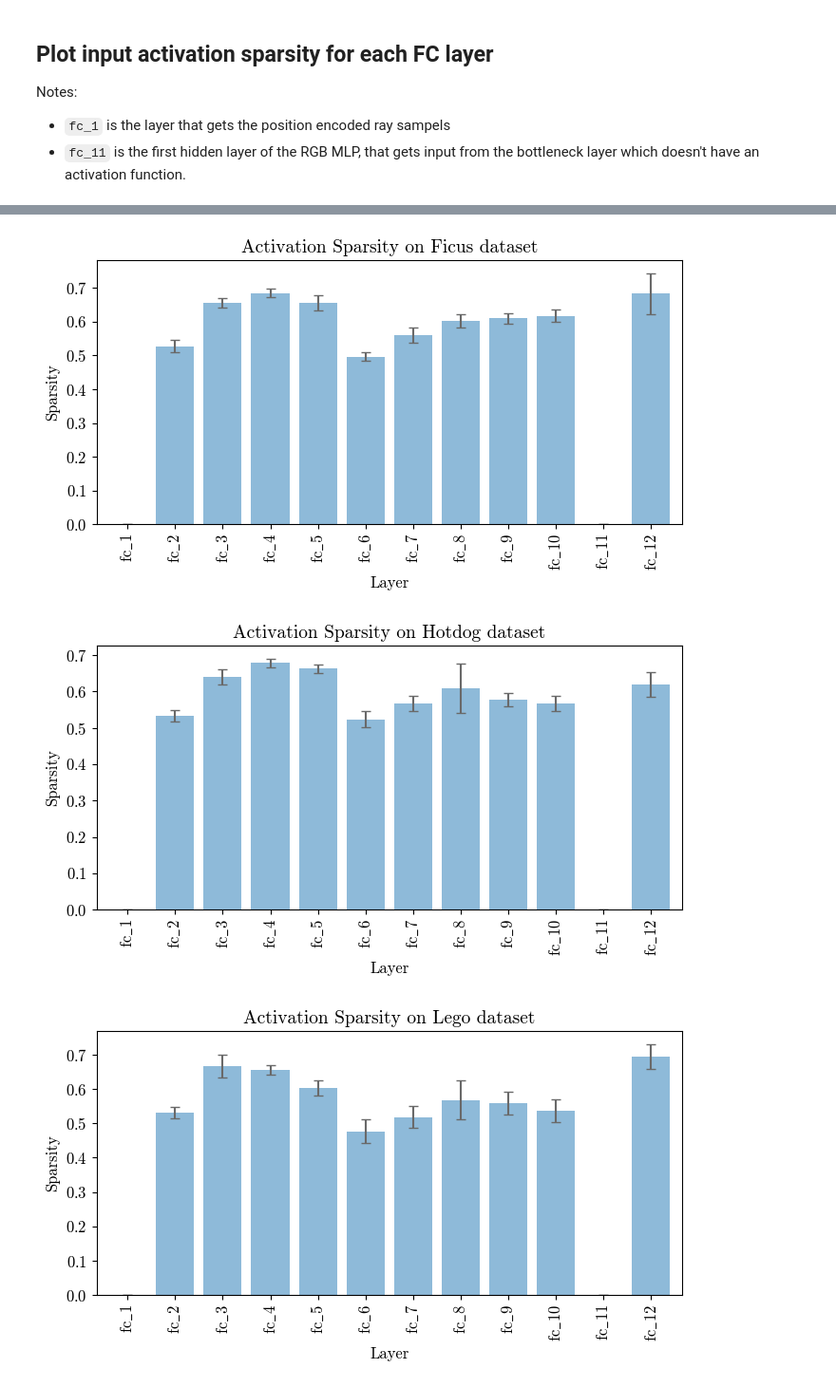
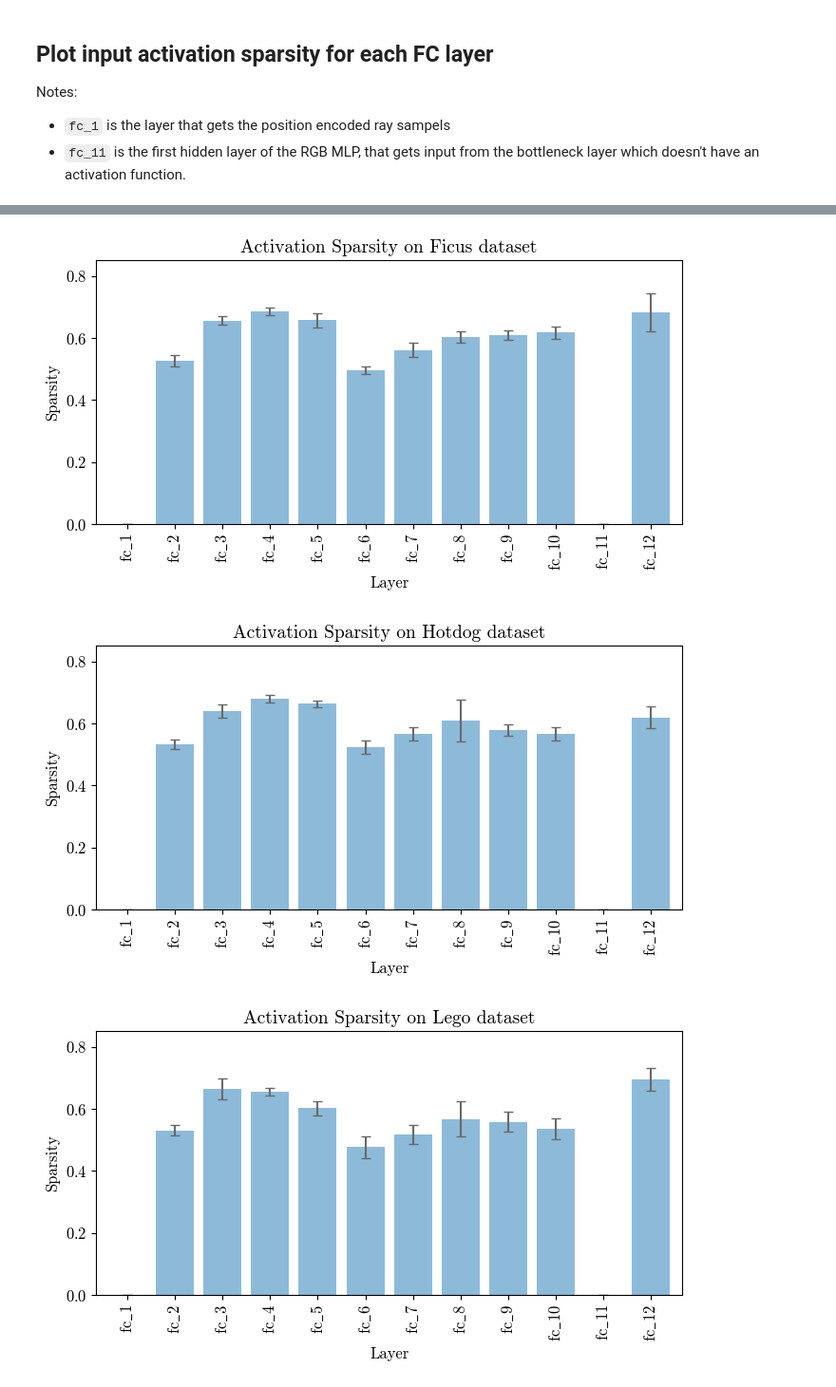
Before and after one commit to williamshen-nz/accelerating-nerfs, a Jupyter notebook: notebooks/NeRF Activation Sparsity.ipynb, the cells around one changed output, grey strips where cells are left out. Shown at 95% size. Saved outputs shown, nothing was run; the diff lists cells and outputs as text; code cells hidden in the pictures.

Commit message:
Update activation sparsity script

```diff
--- a/notebooks/NeRF Activation Sparsity.ipynb
+++ b/notebooks/NeRF Activation Sparsity.ipynb
@@ -17,10 +19,3 @@ load_mpl_style()
 # %% [output]
 2023-05-03_00-00-30_sparsity.json  2023-05-03_18-13-41_volrend_sparsity.json
 2023-05-03_00-21-28_sparsity.json
-# %%
-sparsity_results_path = "../accelerating_nerfs/sparsity/2023-05-03_00-21-28_sparsity.json"
-with open(sparsity_results_path, "r") as f:
-    sparsity_results = json.load(f)
-skip_keys = ["overall"]
-
-print(f"Loaded sparsity results for {sparsity_results.keys()}")
@@ -29,16 +22,2 @@ Loaded sparsity results for dict_keys(['chair', 'drums', 'ficus', 'hotdog', 'leg
-# %%
-processed_results = defaultdict(dict)
-sparsity_key = 'avg_sparsity'
-sparsity_std_key = 'std_sparsity'
-
-for scene, results in sparsity_results.items():
-    if scene in skip_keys:
-        continue
-
-    for layer_name, layer_result in results.items():
-        _, num = layer_result["fc_label"].split("_")
-        label = f"fc_{int(num) + 1}"
-        processed_results[scene][label] = {
-            "sparsity": layer_result[sparsity_key],
-            "std": layer_result[sparsity_std_key] if sparsity_std_key else None
-        }
+# %%
+sparsity_results = load_nerf_sparsities("../accelerating_nerfs/sparsity/2023-05-03_00-21-28_sparsity.json")
@@ -49,22 +30,25 @@ Notes:
 - `fc_1` is the layer that gets the position encoded ray sampels
 - `fc_11` is the first hidden layer of the RGB MLP, that gets input from the bottleneck layer which doesn't have an activation function.
 # %%
-dfs = [pd.DataFrame.from_dict(results, orient="index") for results in processed_results.values()]
+dfs = [pd.DataFrame.from_dict(results, orient="index") for results in sparsity_results.values()]
 fig_dir = "figures/activation"
 os.makedirs(fig_dir, exist_ok=True)
 mean_sparsities = []
+y_lim = 0.85  # adjust this as necessary
 
-for label, df in zip(processed_results.keys(), dfs):
-    err = df['std']
+for label, df in zip(sparsity_results.keys(), dfs):
+    err = df['sparsity_std']
     ax = df.plot.bar(
         y="sparsity", yerr=err, width=0.8, figsize=(7, 4),
         align='center', alpha=0.5, ecolor='dimgray', capsize=3.5
     )
-    ax.set_xticklabels(["$\mathrm{fc}{\_}" + v.split("_")[1] + "$" for v in df.index.values])
+    ax.set_xticklabels(["$\mathrm{fc}{\_}" + str(v.item()) + "$" for v in df.index.values])
     ax.get_legend().remove()
     ax.set_title(f"Activation Sparsity on {label.capitalize()} dataset")
     ax.set_xlabel("Layer")
     ax.set_ylabel("Sparsity")
+    if y_lim is not None:
+        ax.set_ylim(0.0, y_lim)
     ax.figure.tight_layout()
     ax.figure.savefig(f"{fig_dir}/{label}_sparsity.pdf")
 
@@ -100,3 +84,3 @@ Overall mean sparsity: 0.6029788866382333
-[figure, old version]
+[figure, new version]
-[figure, old version]
+[figure, new version]
-[figure, old version]
+[figure, new version]
```
Also changed, not shown: parts of 6 cells of this notebook, 12 other files.
